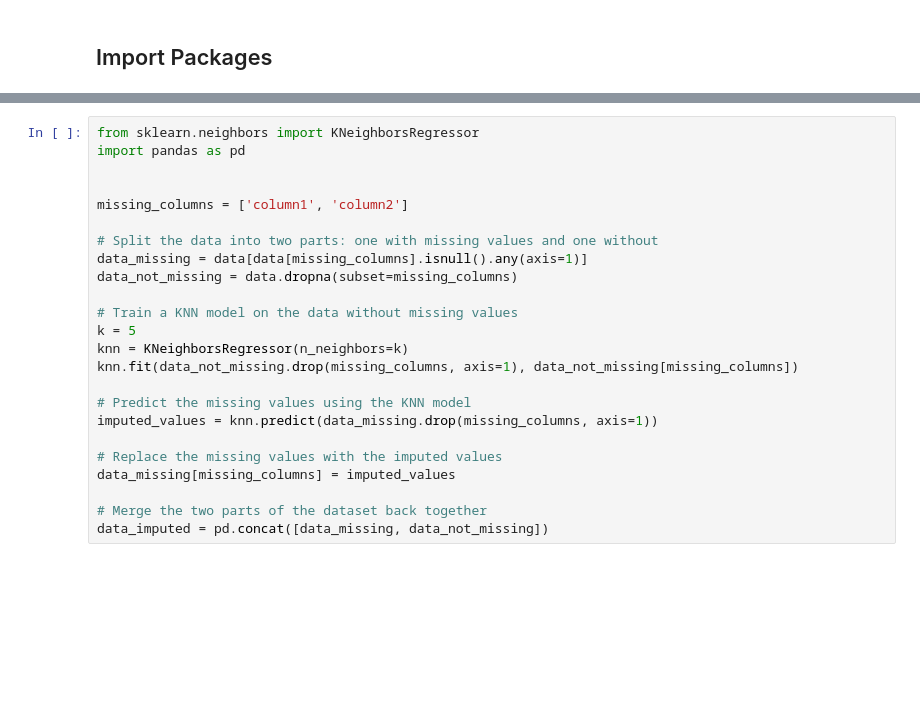
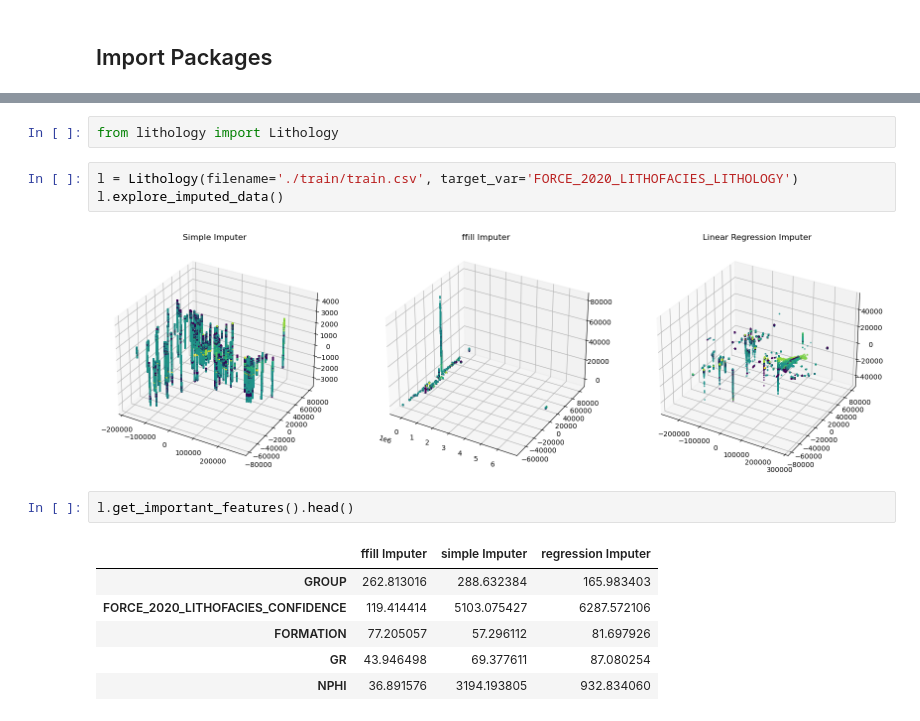
Before and after one commit to nathandsouza10/FORCE-2020-ML-competition, a Jupyter notebook: FORCE-ML-2020-competition.ipynb, the cells around one changed output, grey strips where cells are left out. Saved outputs shown, nothing was run; the diff lists cells and outputs as text; blank space fills up the shorter version.

Commit message:
updated jupyter notebook with calls to lithology class and elasticNet for important features

```diff
--- a/FORCE-ML-2020-competition.ipynb
+++ b/FORCE-ML-2020-competition.ipynb
@@ -63,24 +3,16 @@ dtype: int64
-# %%
-from sklearn.neighbors import KNeighborsRegressor
-import pandas as pd
-
-
-missing_columns = ['column1', 'column2']
-
-# Split the data into two parts: one with missing values and one without
-data_missing = data[data[missing_columns].isnull().any(axis=1)]
-data_not_missing = data.dropna(subset=missing_columns)
-
-# Train a KNN model on the data without missing values
-k = 5
-knn = KNeighborsRegressor(n_neighbors=k)
-knn.fit(data_not_missing.drop(missing_columns, axis=1), data_not_missing[missing_columns])
-
-# Predict the missing values using the KNN model
-imputed_values = knn.predict(data_missing.drop(missing_columns, axis=1))
-
-# Replace the missing values with the imputed values
-data_missing[missing_columns] = imputed_values
-
-# Merge the two parts of the dataset back together
-data_imputed = pd.concat([data_missing, data_not_missing])
+# %%
+from lithology import Lithology
+# %%
+l = Lithology(filename='./train/train.csv', target_var='FORCE_2020_LITHOFACIES_LITHOLOGY')
+l.explore_imputed_data()
+# %% [output]
+[figure, added]
+# %%
+l.get_important_features().head()
+# %% [output]
+|  | ffill Imputer | simple Imputer | regression Imputer |
+| GROUP | 262.813016 | 288.632384 | 165.983403 |
+| FORCE_2020_LITHOFACIES_CONFIDENCE | 119.414414 | 5103.075427 | 6287.572106 |
+| FORMATION | 77.205057 | 57.296112 | 81.697926 |
+| GR | 43.946498 | 69.377611 | 87.080254 |
+| NPHI | 36.891576 | 3194.193805 | 932.834060 |
```
Also changed, not shown: parts of 6 cells of this notebook, 4 other files.
